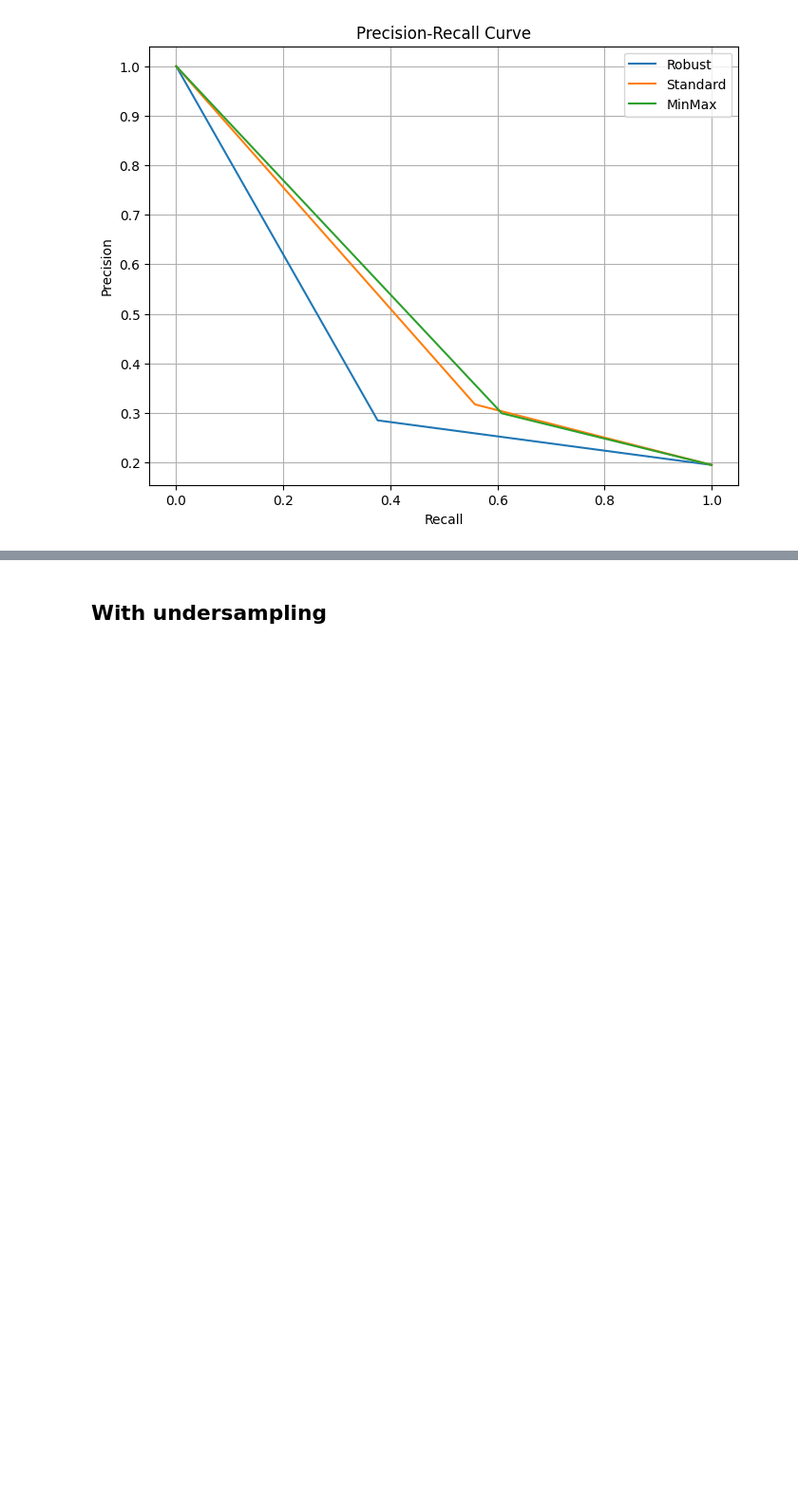
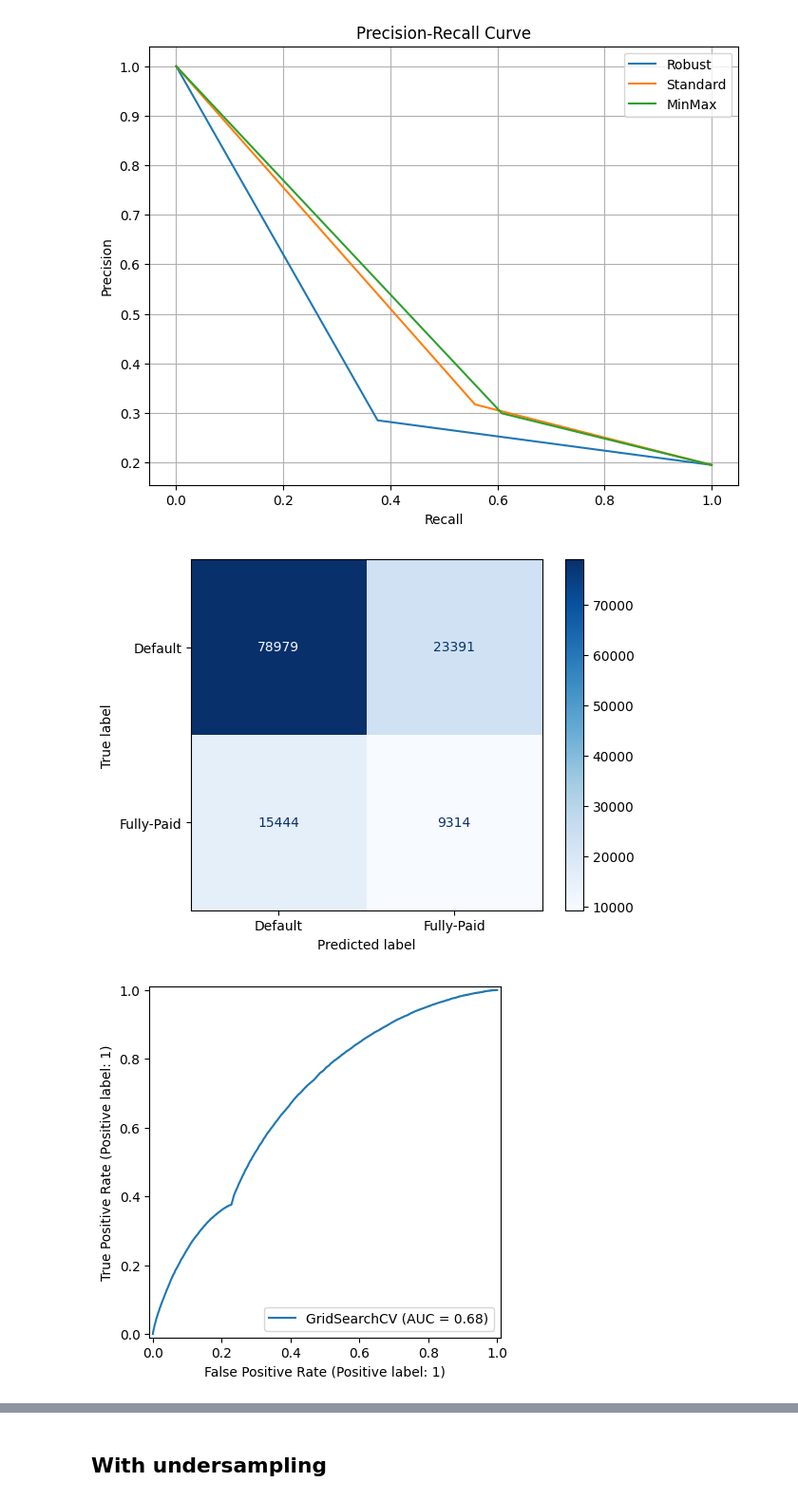
Before and after one commit to lalitharavi98/IS5126_Project-Loan-Default-Prediction, a Jupyter notebook: src/Logistic_Regression_With_SGD_f1.ipynb, the cells around one changed output, grey strips where cells are left out. Shown at 95% size. Drawn from its saved outputs; the diff is of its cells as text; code cells hidden in the pictures; blank space fills up the shorter version.

```diff
--- a/src/Logistic_Regression_With_SGD_f1.ipynb
+++ b/src/Logistic_Regression_With_SGD_f1.ipynb
@@ -674,0 +678,12 @@ plt.show()
+# %%
+# Reducing FP or decreasing FN
+disp = ConfusionMatrixDisplay.from_estimator(
+    grid_sgdlogreg_robust, X_test_robust, y_test_robust,
+    cmap='Blues', values_format='d',
+    display_labels=['Default', 'Fully-Paid']
+)
+
+disp = RocCurveDisplay.from_estimator(grid_sgdlogreg_robust, X_test_robust, y_test_robust)
+# %% [output]
+[figure, added]
+[figure, added]
```
Also changed, not shown: parts of 18 cells of this notebook.
